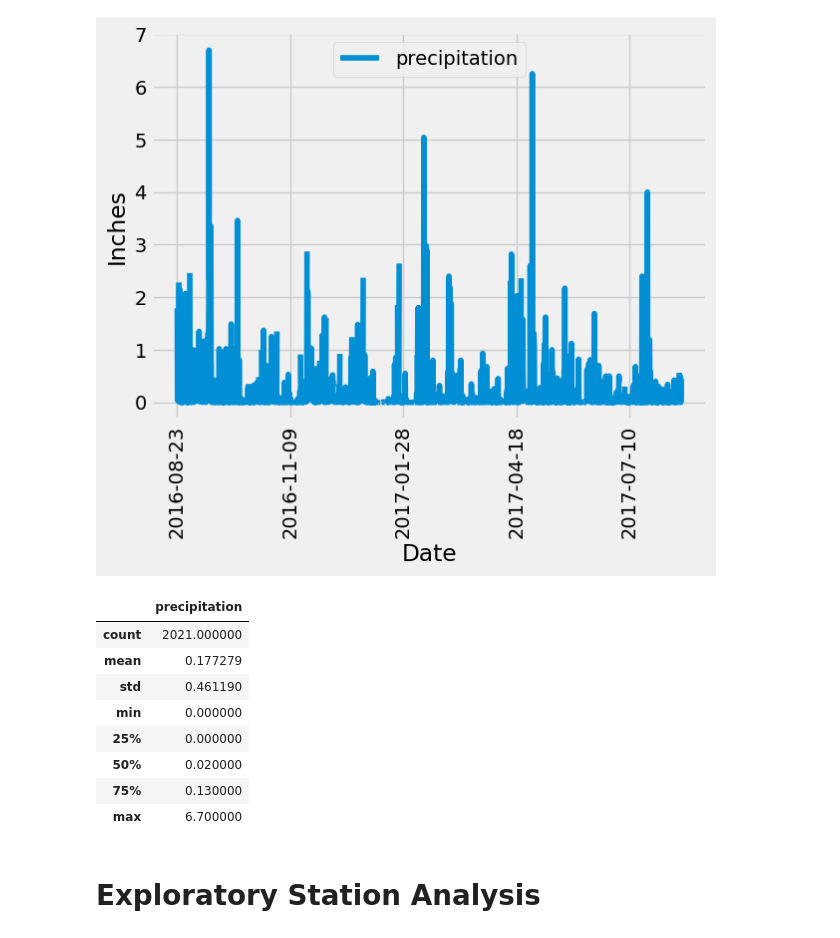
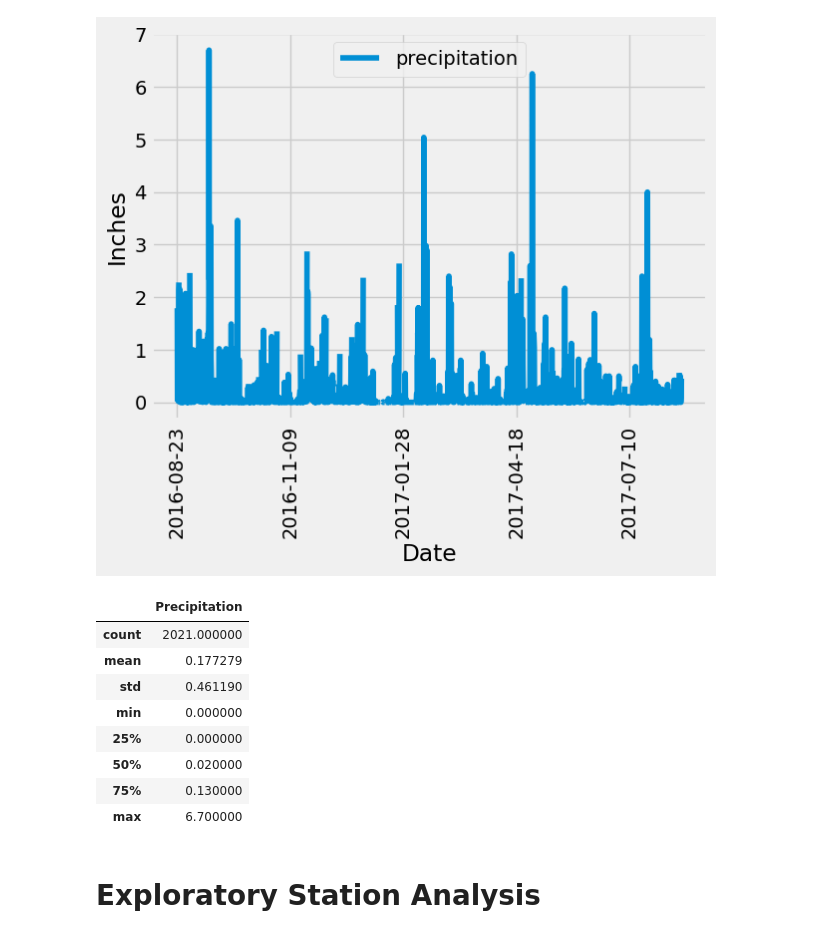
Before and after one commit to digital-buddha42/sqlalchemy-challenge, a Jupyter notebook: Chillin/climate_starter.ipynb, the cells around one changed output. Saved outputs shown, nothing was run; the diff lists cells and outputs as text; code cells hidden in the pictures.

```diff
--- a/Chillin/climate_starter.ipynb
+++ b/Chillin/climate_starter.ipynb
@@ -62,4 +62,4 @@ twelve_months
 '2016-08-23'
 # %%
 # Perform a query to retrieve the data and precipitation scores
-twelve_months_precipation = session.query(Measurement.date,Measurement.prcp).filter(Measurement.date >= twelve_months).all()
+twelve_months_precipitation = session.query(Measurement.date,Measurement.prcp).filter(Measurement.date >= twelve_months).all()
@@ -84,3 +66,4 @@ twelve_months_precipation = session.query(Measurement.date,Measurement.prcp).fil
 # %%
 # Save the query results as a Pandas DataFrame. Explicitly set the column names
-preciptation_df = pd.DataFrame(may_averages, columns=['stock', 'open_avg', 'high_avg', 'low_avg', 'close_avg'])
+precipitation_df = pd.DataFrame(twelve_months_precipitation, columns=['Date', 'Precipitation'])
+precipitation_df
@@ -86,0 +84,5 @@ preciptation_df = pd.DataFrame(may_averages, columns=['stock', 'open_avg', 'high
+# %%
+# Sort the dataframe by date
+precipitation_df = precipitation_df.sort_values(by='Date')
+# precipitation_df = precipitation_df.set_index('Date', inplace=True)
+precipitation_df
@@ -109,8 +127,9 @@ Text(0, 0.5, 'Inches')
 [figure]
 # %%
 # Use Pandas to calculate the summary statistics for the precipitation data
+precipitation_df.describe()
 # %% [output]
-|  | precipitation |
+|  | Precipitation |
 | count | 2021.000000 |
 | mean | 0.177279 |
 | std | 0.461190 |
```
Also changed, not shown: parts of 8 cells of this notebook.
